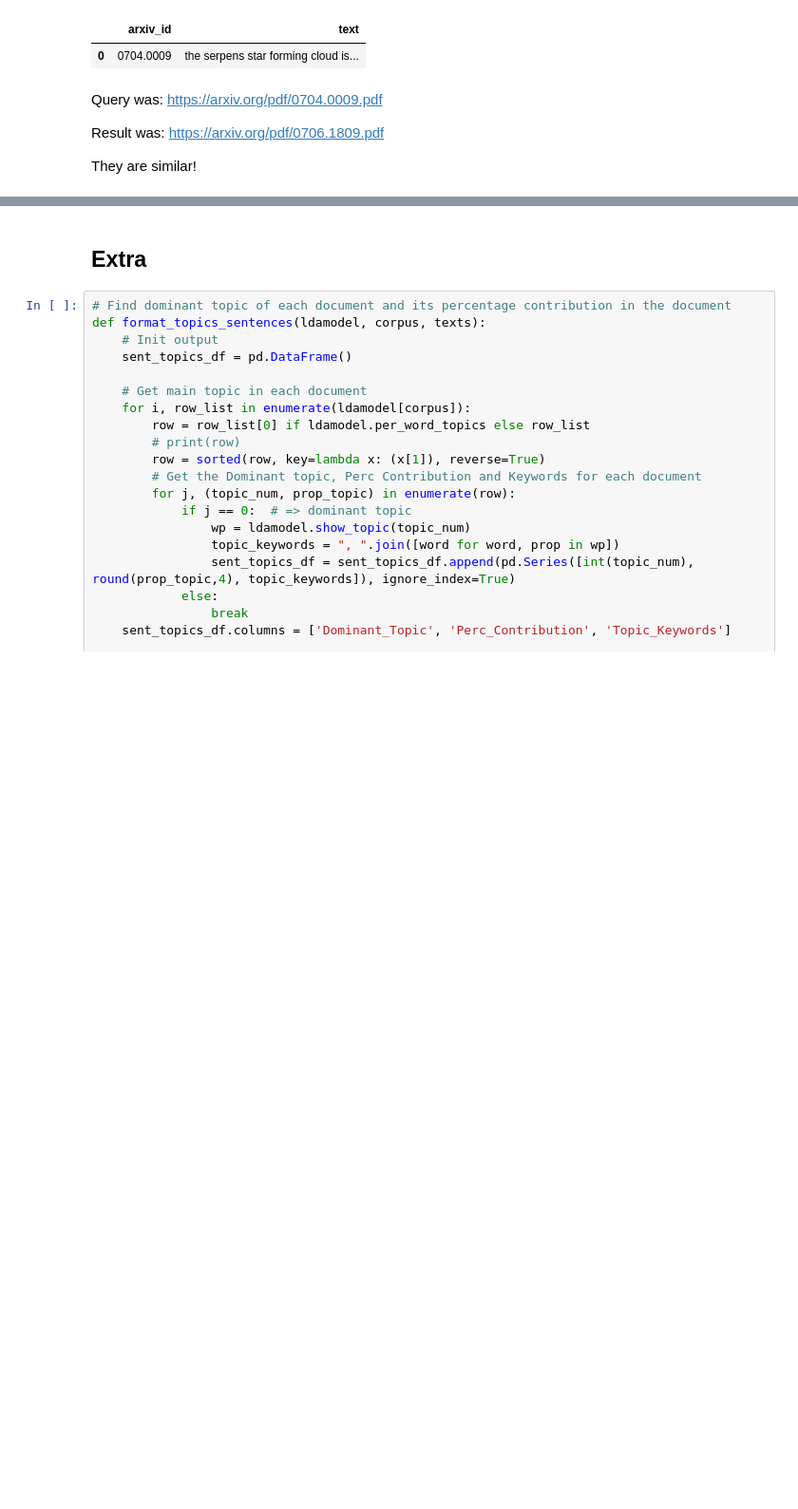
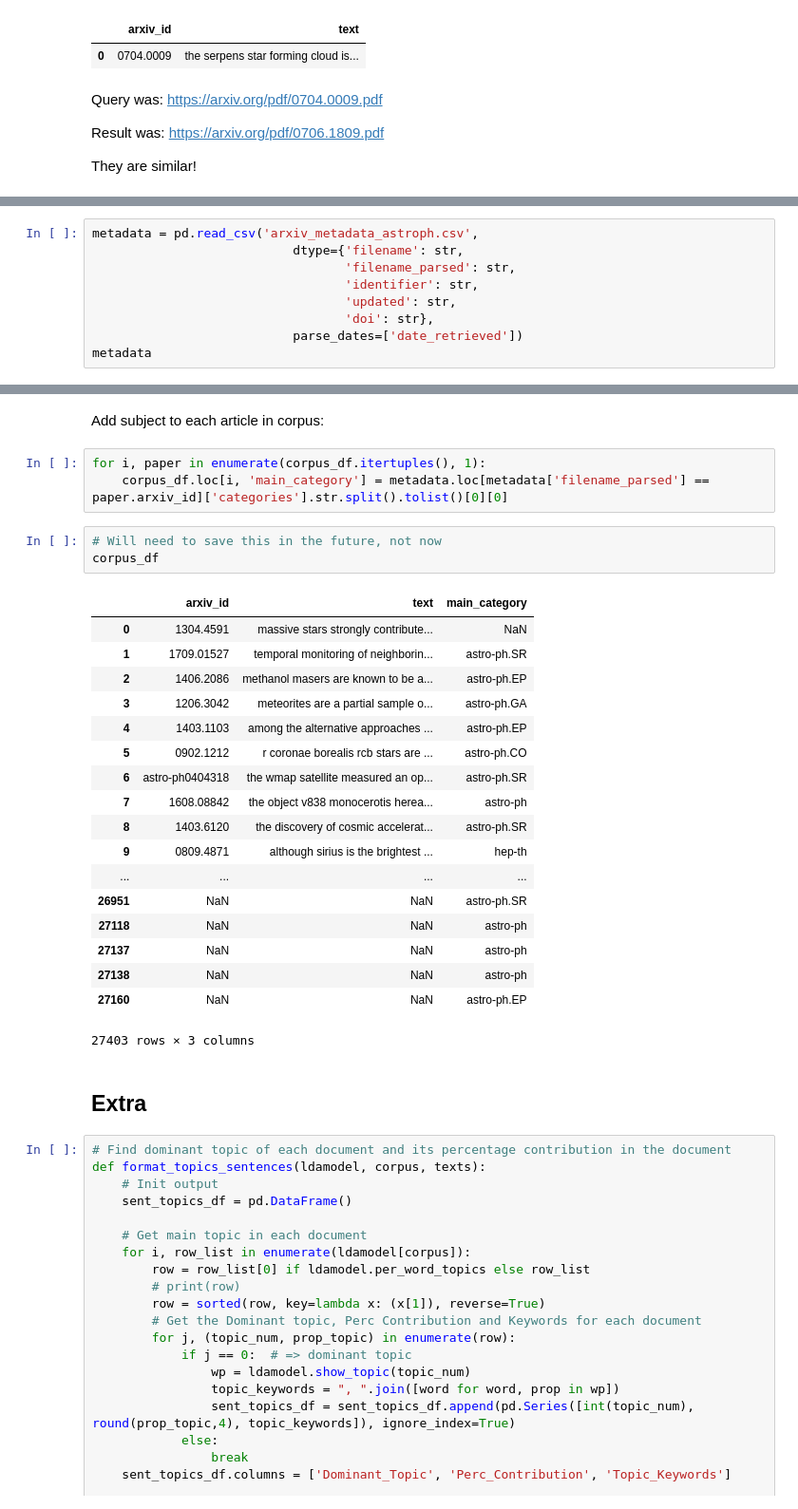
Before and after one commit to brienna/arxiv, a Jupyter notebook: current.ipynb, the cells around one changed output, grey strips where cells are left out. Shown at 95% size. Saved outputs shown, nothing was run; the diff lists cells and outputs as text; blank space fills up the shorter version.

```diff
--- a/current.ipynb
+++ b/current.ipynb
@@ -203,0 +257,9 @@ They are similar!
+# %%
+metadata = pd.read_csv('arxiv_metadata_astroph.csv',
+                           dtype={'filename': str,
+                                  'filename_parsed': str,
+                                  'identifier': str,
+                                  'updated': str,
+                                  'doi': str},
+                           parse_dates=['date_retrieved'])
+metadata
@@ -204,3 +285,30 @@ They are similar!
+# %% [markdown]
+Add subject to each article in corpus:
+# %%
+for i, paper in enumerate(corpus_df.itertuples(), 1):
+    corpus_df.loc[i, 'main_category'] = metadata.loc[metadata['filename_parsed'] == paper.arxiv_id]['categories'].str.split().tolist()[0][0]
+# %%
+# Will need to save this in the future, not now
+corpus_df
+# %% [output]
+|  | arxiv_id | text | main_category |
+| 0 | 1304.4591 | massive stars strongly contribute... | NaN |
+| 1 | 1709.01527 | temporal monitoring of neighborin... | astro-ph.SR |
+| 2 | 1406.2086 | methanol masers are known to be a... | astro-ph.EP |
+| 3 | 1206.3042 | meteorites are a partial sample o... | astro-ph.GA |
+| 4 | 1403.1103 | among the alternative approaches ... | astro-ph.EP |
+| 5 | 0902.1212 | r coronae borealis rcb stars are ... | astro-ph.CO |
+| 6 | astro-ph0404318 | the wmap satellite measured an op... | astro-ph.SR |
+| 7 | 1608.08842 | the object v838 monocerotis herea... | astro-ph |
+| 8 | 1403.6120 | the discovery of cosmic accelerat... | astro-ph.SR |
+| 9 | 0809.4871 | although sirius is the brightest ... | hep-th |
+| ... | ... | ... | ... |
+| 26951 | NaN | NaN | astro-ph.SR |
+| 27118 | NaN | NaN | astro-ph |
+| 27137 | NaN | NaN | astro-ph |
+| 27138 | NaN | NaN | astro-ph |
+| 27160 | NaN | NaN | astro-ph.EP |
+27403 rows × 3 columns
 # %% [markdown]
 ## Extra
 # %%
```
Also changed, not shown: parts of 19 cells of this notebook.
